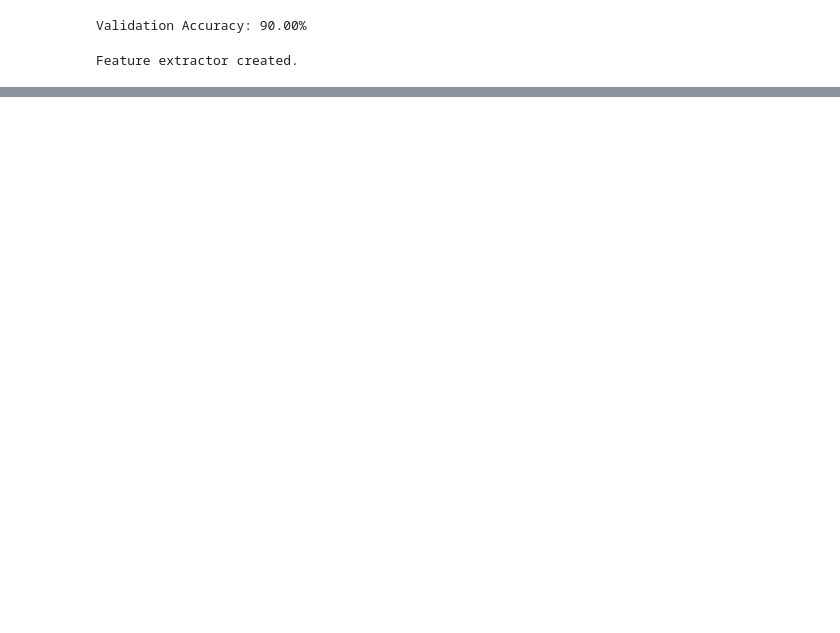
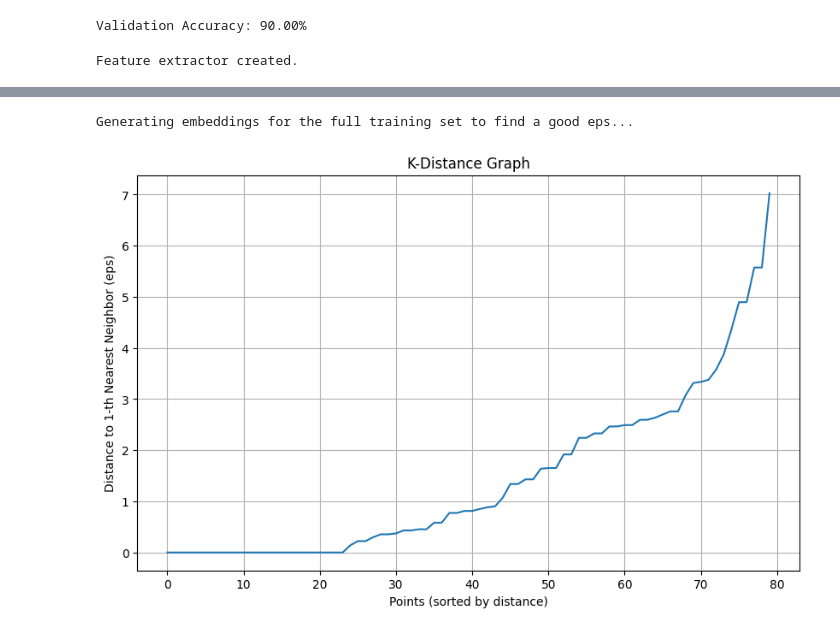
Before and after one commit to BerpyDerpy/DeepTide-ML, a Jupyter notebook: DeepTide_v0.ipynb, the cells around one changed output, grey strips where cells are left out. Drawn from its saved outputs; the diff is of its cells as text; code cells hidden in the pictures; blank space fills up the shorter version.

```diff
--- a/DeepTide_v0.ipynb
+++ b/DeepTide_v0.ipynb
@@ -475,3 +397,49 @@ Running UMAP...
+# %%
+import matplotlib.pyplot as plt
+from sklearn.neighbors import NearestNeighbors
+
+# 1. Get embeddings for the entire training set
+# -----------------------------------------------
+
+all_embeddings = []
+trained_feature_extractor = FeatureExtractor(model) # Make sure this is defined
+trained_feature_extractor.eval()
+
+# Use the full dataset loader from your training script
+full_train_dataset = DNADataset(train_df, label_encoder)
+full_train_loader = DataLoader(full_train_dataset, batch_size=BATCH_SIZE)
+
+with torch.no_grad():
+    for sequences, _ in full_train_loader:
+        sequences = sequences.to(DEVICE)
+        embeddings = trained_feature_extractor(sequences)
+        all_embeddings.append(embeddings.cpu().numpy())
+
+all_embeddings = np.concatenate(all_embeddings)
+
+# 2. Calculate the k-distance graph
+# -----------------------------------
+# We set n_neighbors to min_samples (which is 2 in our case).
+# We want the distance to the 1st nearest neighbor (k=1, since indexing is 0-based).
+k = 2
+nbrs = NearestNeighbors(n_neighbors=k).fit(all_embeddings)
+distances, indices = nbrs.kneighbors(all_embeddings)
+
+# Get the distance to the k-th neighbor (the second column, index 1)
+k_distances = np.sort(distances[:, k-1], axis=0)
+
+# 3. Plot the graph
+# -------------------
+plt.figure(figsize=(10, 6))
+plt.plot(k_distances)
+plt.title('K-Distance Graph')
+plt.xlabel('Points (sorted by distance)')
+plt.ylabel(f'Distance to {k-1}-th Nearest Neighbor (eps)')
+plt.grid(True)
+plt.show()
+# %% [output]
+Generating embeddings for the full training set to find a good eps...
+[figure, added]
 # %%
 torch.save(model.state_dict(), "dna_classifier.pth")
 # %%
```
Also changed, not shown: parts of 9 cells of this notebook.
